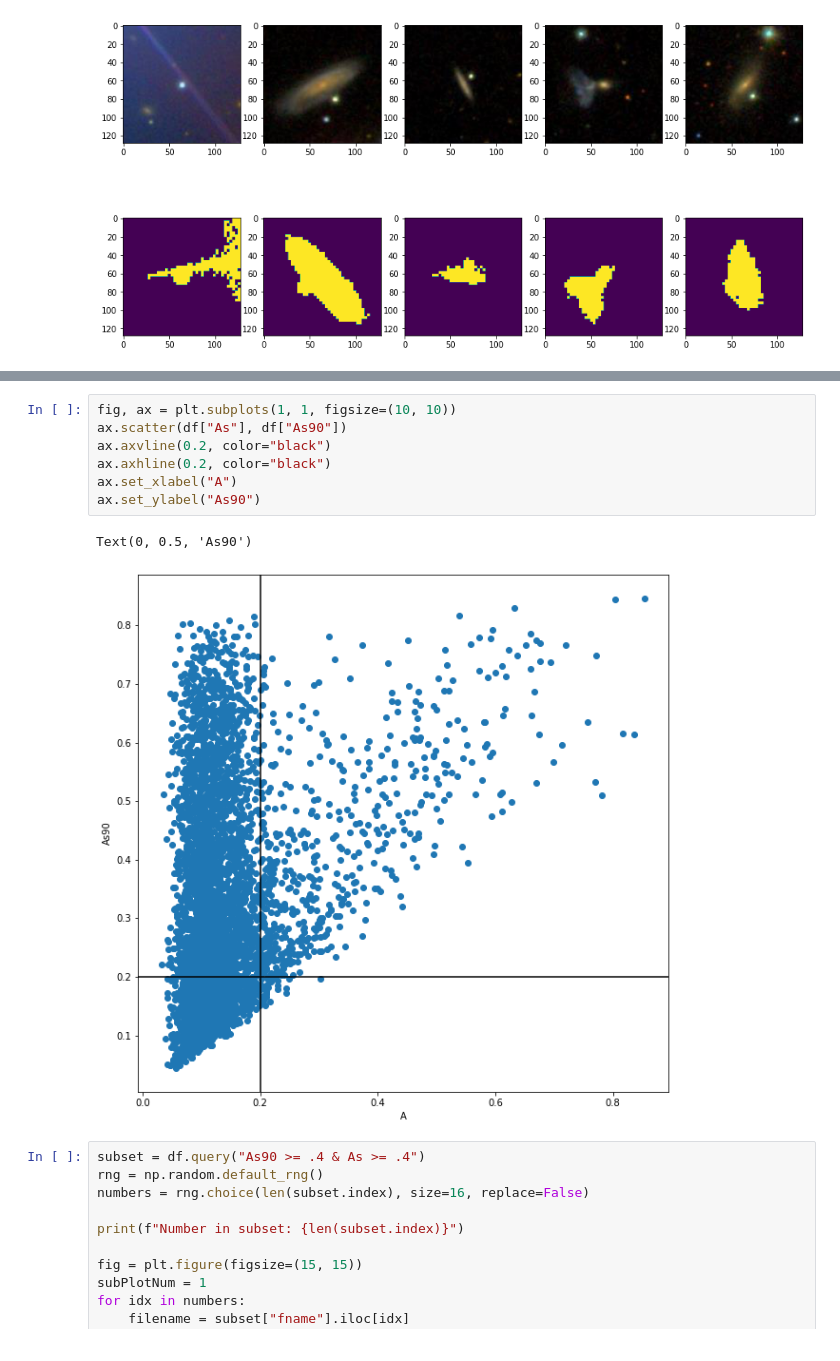
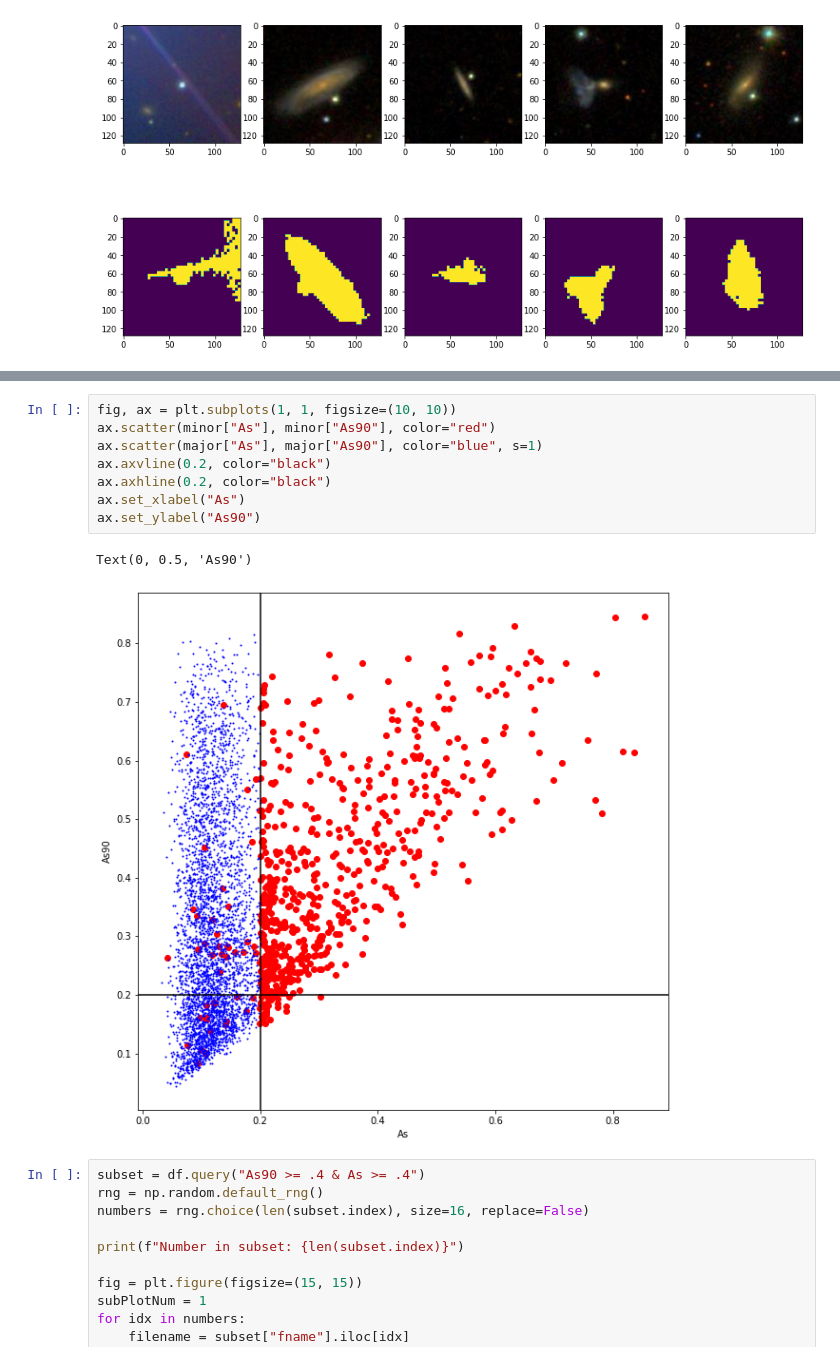
Before and after one commit to lewisfish/PawlikMorph-LSST, a Jupyter notebook: notebooks/outreach2.ipynb, the cells around one changed output, grey strips where cells are left out. Cells and saved outputs as stored; diff of their text form.

```diff
--- a/notebooks/outreach2.ipynb
+++ b/notebooks/outreach2.ipynb
@@ -280,13 +328,14 @@ As90 is a useful measure
 # %%
 fig, ax = plt.subplots(1, 1, figsize=(10, 10))
-ax.scatter(df["As"], df["As90"])
+ax.scatter(minor["As"], minor["As90"], color="red")
+ax.scatter(major["As"], major["As90"], color="blue", s=1)
 ax.axvline(0.2, color="black")
 ax.axhline(0.2, color="black")
-ax.set_xlabel("A")
+ax.set_xlabel("As")
 ax.set_ylabel("As90")
 # %% [output]
 Text(0, 0.5, 'As90')
-[figure, old version]
+[figure, new version]
 # %%
 subset = df.query("As90 >= .4 & As >= .4")
 rng = np.random.default_rng()
```
Also changed, not shown: parts of 10 cells of this notebook.
